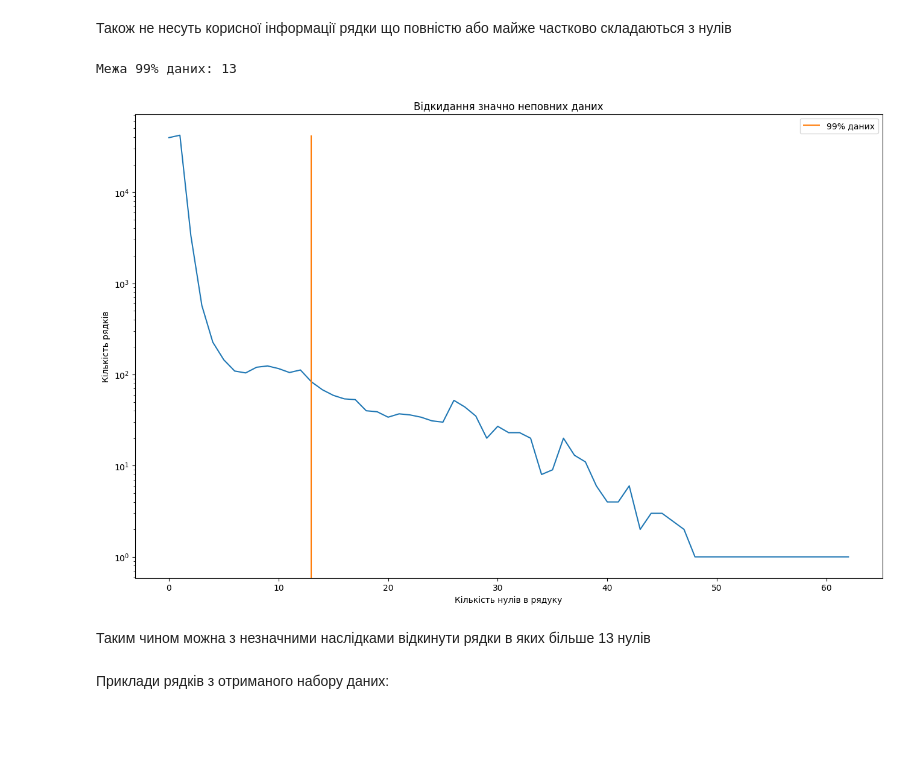
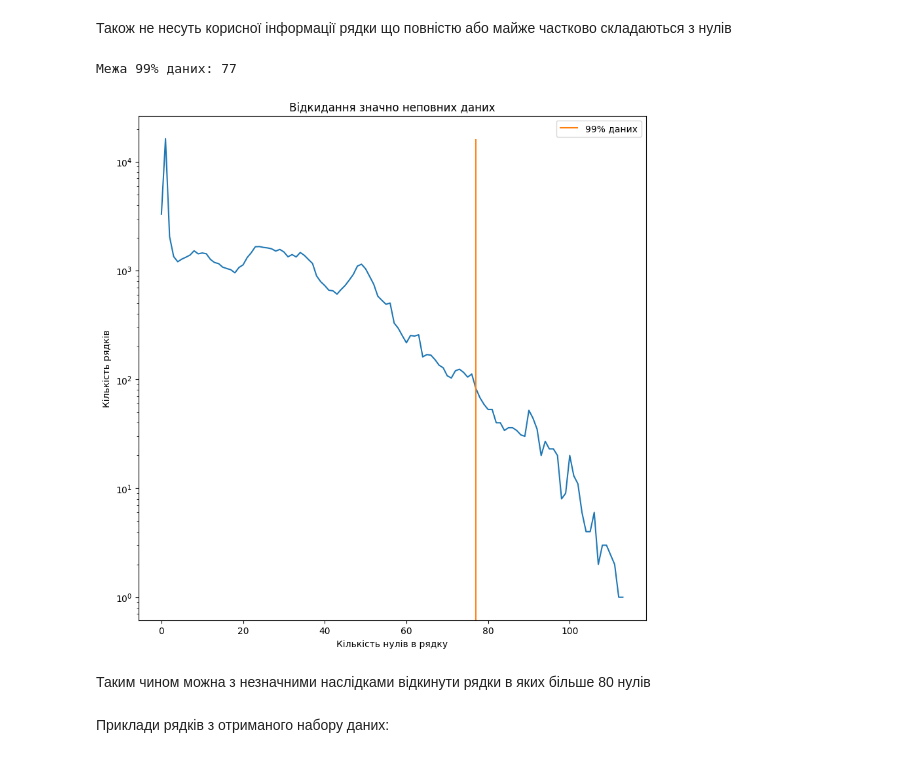
Before and after one commit to MINIAProgramStudio/ML_methods, a Jupyter notebook: Lab_2b/Mykhailo_Holub_FI21_MLP.ipynb, the cells around one changed output. Cells and saved outputs as stored; diff of their text form; code cells hidden in the pictures; blank space fills up the shorter version.

```diff
--- a/Lab_2b/Mykhailo_Holub_FI21_MLP.ipynb
+++ b/Lab_2b/Mykhailo_Holub_FI21_MLP.ipynb
@@ -136,10 +136,12 @@ import pandas as pd
 import matplotlib
 from matplotlib import pyplot as plt
 import numpy as np
+import copy
 
-matplotlib.rcParams['figure.figsize'] = (16, 10)
+matplotlib.rcParams['figure.figsize'] = (10, 10)
 
 df_test = pd.read_csv(path+"\mitbih_test.csv", header = None)
 df_train = pd.read_csv(path+"\mitbih_train.csv", header = None)
 df_train.head(5)
+print(len(df_train))
 # %% [output]
@@ -175,34 +171,34 @@ pass
 # %%
-df_test = df_test.drop(list(range(64,187)), axis=1)
-df_train = df_train.drop(list(range(64,187)), axis=1)
+df_test = df_test.drop(list(range(128,187)), axis=1)
+df_train = df_train.drop(list(range(128,187)), axis=1)
 # %% [markdown]
 Також не несуть корисної інформації рядки що повністю або майже частково складаються з нулів
 # %%
 zeros_in_rows = (len(df_train.columns) - 1 - np.count_nonzero(df_train.drop(187, axis=1), axis = 1))
 rows_count = np.unique(zeros_in_rows, return_counts=True)
 plt.plot(rows_count[0], rows_count[1])
 
 
 counter = 0
 zeros_sum = np.sum(rows_count[1])
 divider = 0.99
 line = 0
 for i in range(len(rows_count[0])):
     counter += rows_count[1][i]
     if counter > zeros_sum * divider:
         line = rows_count[0][i]
         break
 print("Межа 99% даних:", line)
 plt.vlines(line, 0 ,max(rows_count[1]), colors = "C1", label = "99% даних")
 plt.yscale("log")
 plt.title("Відкидання значно неповних даних")
-plt.xlabel("Кількість нулів в рядуку")
+plt.xlabel("Кількість нулів в рядку")
 plt.ylabel("Кількість рядків")
 plt.legend()
 pass
 # %% [output]
-Межа 99% даних: 13
+Межа 99% даних: 77
-[figure, old version]
+[figure, new version]
 # %% [markdown]
-Таким чином можна з незначними наслідками відкинути рядки в яких більше 13 нулів
+Таким чином можна з незначними наслідками відкинути рядки в яких більше 80 нулів
 # %%
```
Also changed, not shown: parts of 26 cells of this notebook.
